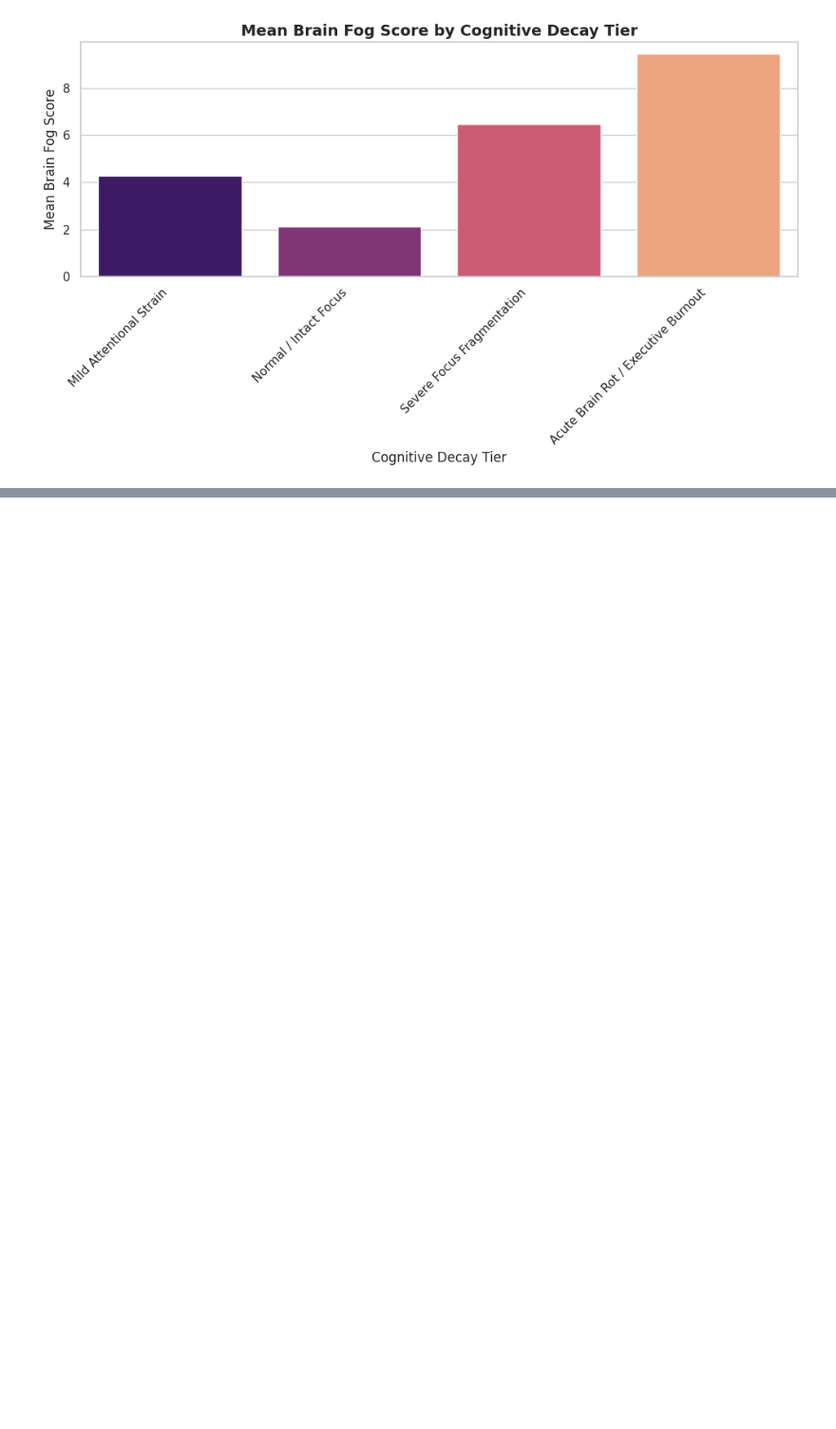
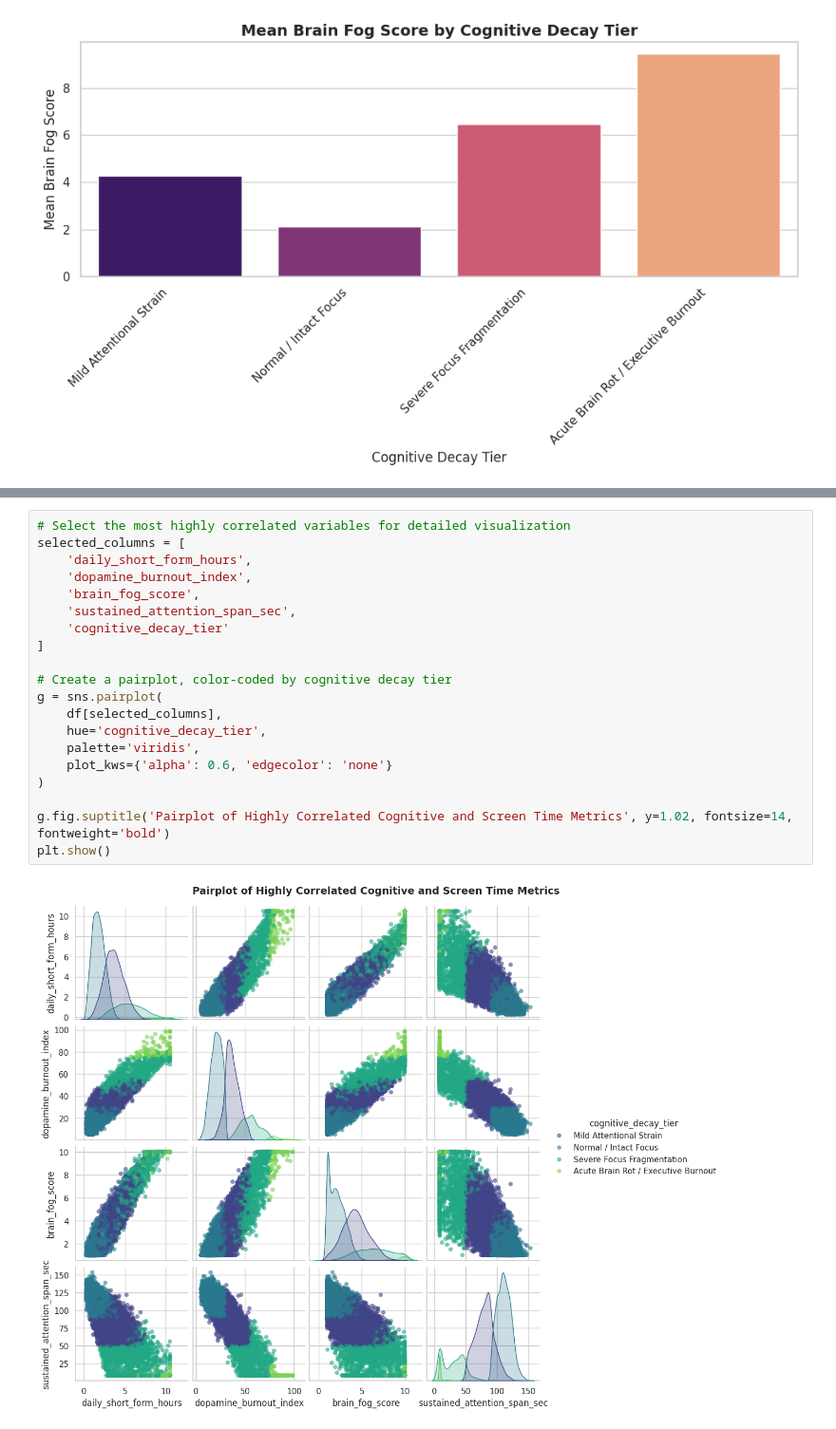
Before and after one commit to kxrrym03/Brain-rot-cognitive-decay, a Jupyter notebook: Brain_Rot_cognitive_decay.ipynb, the cells around one changed output, grey strips where cells are left out. Shown at 95% size. Drawn from its saved outputs; the diff is of its cells as text; blank space fills up the shorter version.

```diff
--- a/Brain_Rot_cognitive_decay.ipynb
+++ b/Brain_Rot_cognitive_decay.ipynb
@@ -225,0 +238,22 @@ display(correlation_matrix)
+# %%
+# Select the most highly correlated variables for detailed visualization
+selected_columns = [
+    'daily_short_form_hours',
+    'dopamine_burnout_index',
+    'brain_fog_score',
+    'sustained_attention_span_sec',
+    'cognitive_decay_tier'
+]
+
+# Create a pairplot, color-coded by cognitive decay tier
+g = sns.pairplot(
+    df[selected_columns],
+    hue='cognitive_decay_tier',
+    palette='viridis',
+    plot_kws={'alpha': 0.6, 'edgecolor': 'none'}
+)
+
+g.fig.suptitle('Pairplot of Highly Correlated Cognitive and Screen Time Metrics', y=1.02, fontsize=14, fontweight='bold')
+plt.show()
+# %% [output]
+[figure, added]
```
Also changed, not shown: parts of 1 cell of this notebook.
